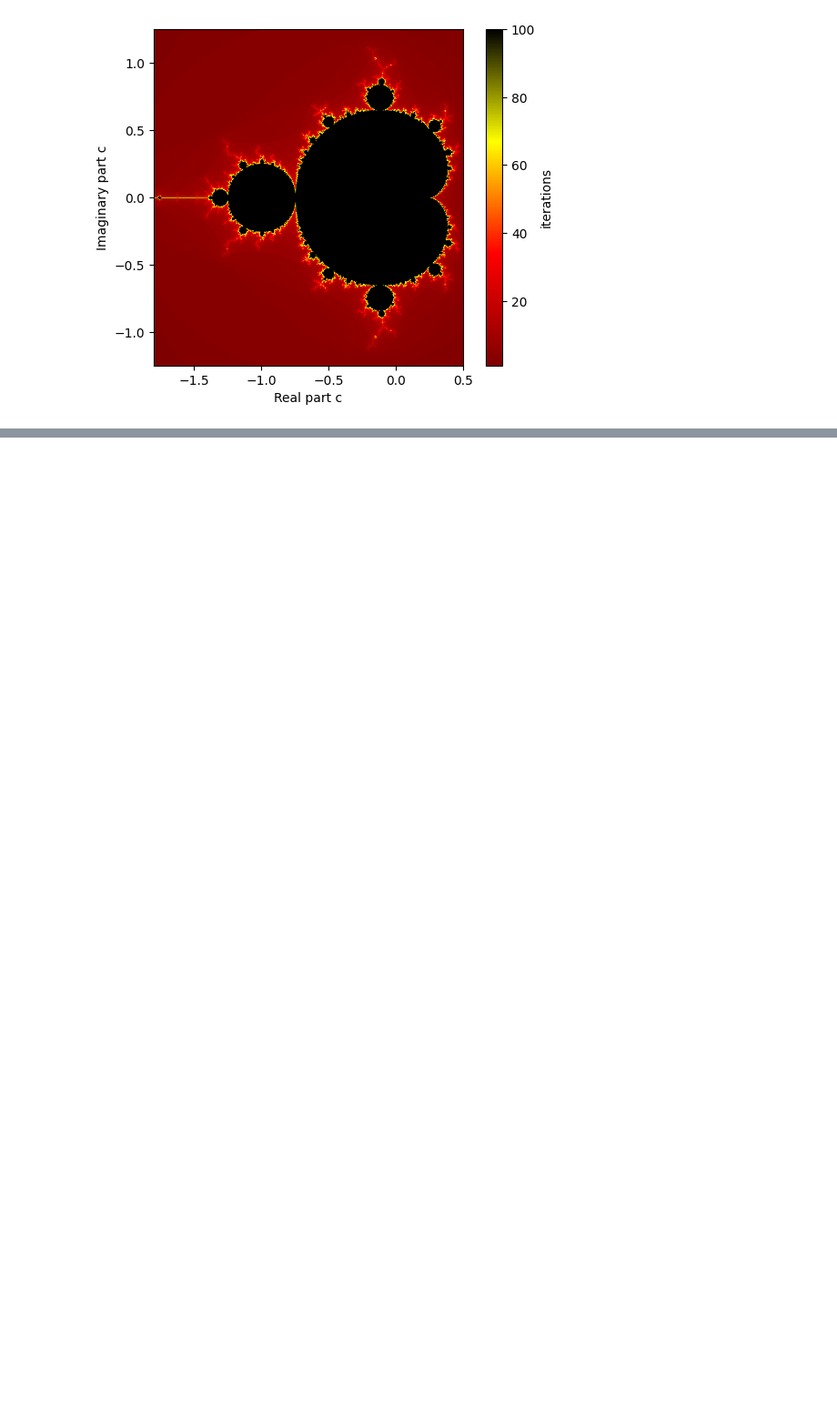
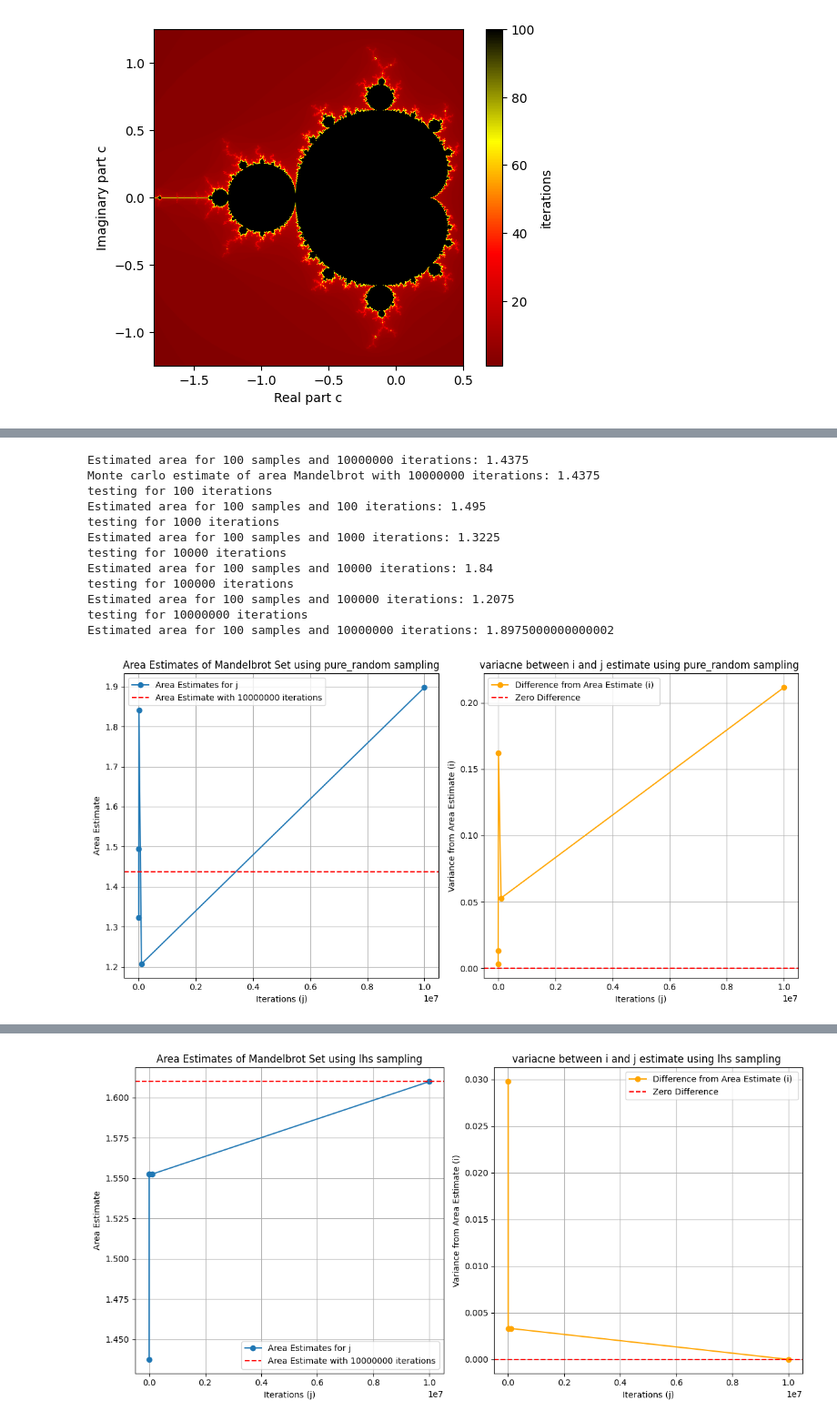
Before and after one commit to imaanb/StochSim_A1, a Jupyter notebook: opdr1.ipynb, the cells around one changed output, grey strips where cells are left out. Shown at 91% size. Saved outputs shown, nothing was run; the diff lists cells and outputs as text; code cells hidden in the pictures; blank space fills up the shorter version.

```diff
--- a/opdr1.ipynb
+++ b/opdr1.ipynb
@@ -156,0 +149,73 @@ SyntaxError: invalid syntax (2581346412.py, line 71)
+# %%
+
+def compute_variance(area_setimate_i, area_estimate_j):
+    squared_difference = (area_estimate_j-area_setimate_i) ** 2
+    return squared_difference
+
+
+
+
+samples = 100
+i = 10000000
+j = [100, 1000, 10000, 100000, 10000000]
+
+
+def plot(i, j, samples, sample_type):
+    area_estimate_i = monte_carlo(samples,sample_type, i, y_min, y_max, x_min, x_max)
+    print(f"Monte carlo estimate of area Mandelbrot with {i} iterations: {area_estimate_i}")
+    j_estimates = []
+    differences = []
+
+    for setting in j:
+        print(f"testing for {setting} iterations")
+        area_setting_j  = monte_carlo(samples,sample_type, setting, y_min, y_max, x_min, x_max)
+        j_estimates.append(area_setting_j)
+        variance = compute_variance(area_estimate_i, area_setting_j)
+        differences.append(variance)
+
+    plt.figure(figsize=(12, 6))
+
+    #  j
+    plt.subplot(1, 2, 1)
+    plt.plot(j, j_estimates, marker='o', label=f'Area Estimates for j')
+    plt.axhline(y=area_estimate_i, color='r', linestyle='--', label=f'Area Estimate with {i} iterations')
+    plt.title(f'Area Estimates of Mandelbrot Set using {sample_type} sampling')
+    plt.xlabel('Iterations (j)')
+    plt.ylabel('Area Estimate')
+    plt.legend()
+    plt.grid(True)
+
+    # differences
+    plt.subplot(1, 2, 2)
+    plt.plot(j, differences, marker='o', color='orange', label=f'Difference from Area Estimate (i) ')
+    plt.axhline(y=0, color='r', linestyle='--', label='Zero Difference')
+    plt.title(f'variacne between i and j estimate using {sample_type} sampling ')
+    plt.xlabel('Iterations (j)')
+    plt.ylabel('Variance from Area Estimate (i)')
+    plt.legend()
+    plt.grid(True)
+
+    plt.tight_layout()
+    plt.show()
+
+
+
+
+
+plot(i, j, samples, "pure_random")
+plot(i, j , samples, "lhs")
+plot(i, j, samples, "orthogonal")
+# %% [output]
+Estimated area for 100 samples and 10000000 iterations: 1.4375
+Monte carlo estimate of area Mandelbrot with 10000000 iterations: 1.4375
+testing for 100 iterations
+Estimated area for 100 samples and 100 iterations: 1.495
+testing for 1000 iterations
+Estimated area for 100 samples and 1000 iterations: 1.3225
+testing for 10000 iterations
+Estimated area for 100 samples and 10000 iterations: 1.84
+testing for 100000 iterations
+Estimated area for 100 samples and 100000 iterations: 1.2075
+testing for 10000000 iterations
+Estimated area for 100 samples and 10000000 iterations: 1.8975000000000002
+[figure, added]
@@ -156,0 +234 @@ SyntaxError: invalid syntax (2581346412.py, line 71)
+[figure, added]
```
Also changed, not shown: parts of 3 cells of this notebook.
